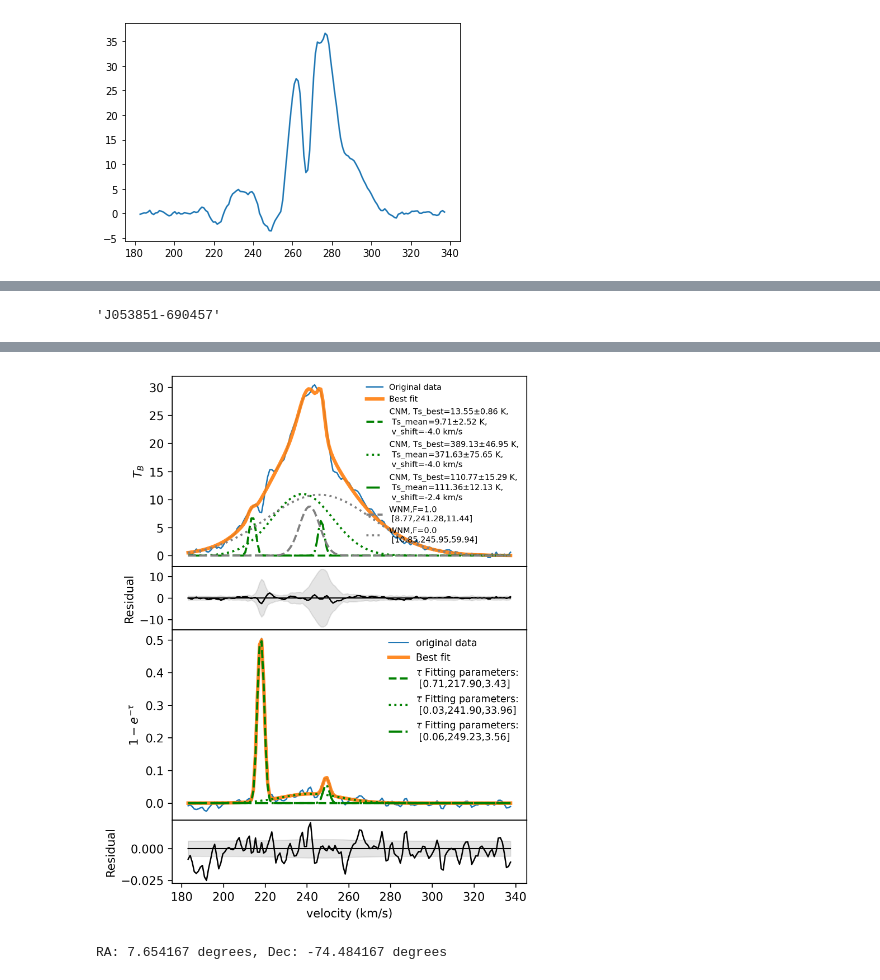
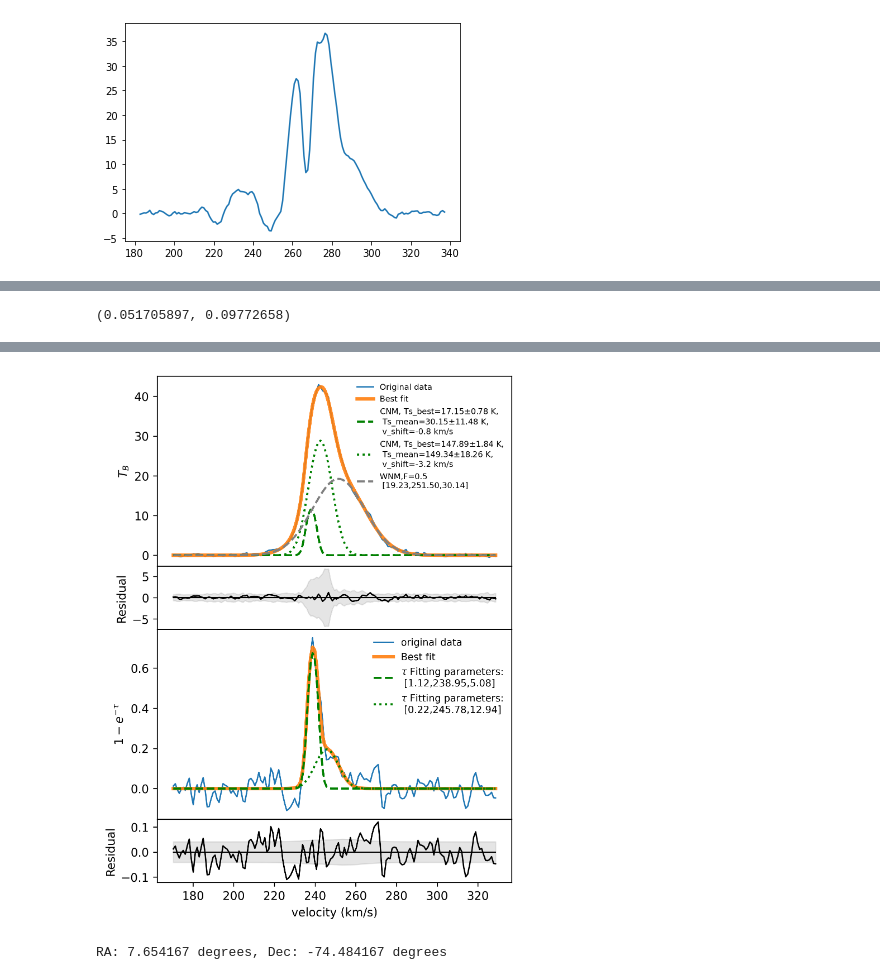
Before and after one commit to retarchen/Absorption_fitting, a Jupyter notebook: test.ipynb, the cells around one changed output, grey strips where cells are left out. Cells and saved outputs as stored; diff of their text form; code cells hidden in the pictures.

```diff
--- a/test.ipynb
+++ b/test.ipynb
@@ -79,5 +81,7 @@ Gf.fitting_plot(x[p],yemi[p],yemi_err[p],fit_mode='F_test')
 # %%
-reload(Gf)
+reload(radiative_transfer.Gaussian_fitting)
+reload(radiative_transfer)
+from radiative_transfer import Gf
 a=parse('/d/bip5/hchen/SMC/GASKAP-HI_Pilot_Survey/spectra/J003037-742901_spec.vot')
 spectra_abs=a.get_first_table().to_table(use_names_over_ids=True)
 x=np.array(spectra_abs['velocity']/1000)
@@ -87,5 +91,7 @@ yemi=np.array(spectra_abs['em_mean'])
 yemi_err=np.array(spectra_abs['em_std'])
 p=np.argwhere((x>50)&(x<250)).flatten()
 #plt.plot(x[p],yemi[p])
-Gf.fitting_plot(x[p],yemi[p],yemi_err[p],x_peak=[150,100])
+gf=Gf(x[p],yemi[p],yemi_err[p])
+gf.x_peak=[150,100]
+gf.fitting_plot()
 # %% [output]
@@ -93,21 +100,22 @@ Gf.fitting_plot(x[p],yemi[p],yemi_err[p],x_peak=[150,100])
 # %% [markdown]
 # spectra_decomposing
 # %%
-#print sources observed twice
 nemi=np.sort(glob.glob(datapathbase+'/LMC_GASKAP_emi_all_abs/*.txt'))
-nabs_n=glob.glob(datapathbase+'/LMC_abs_new/sb*')
+nabs_n=glob.glob(datapathbase+'/LMC_abs_new/abs_v1.0/sb*')
 nabs=[None] * len(nemi)
 for i, ni in enumerate(nemi):
     na_=ni[-18:-4]
     for nj in nabs_n:
-        _=glob.glob(nj+'/spectra_abs/*')
+        _=glob.glob(nj+'/averaged/spectra/*_spec.vot')
         _all=[filename[-23:-9] for filename in _]
         if na_ in _all:
             if nabs[i] is not None:
                 print(i,nj,na_)
                 break  # Exit the loop once a match is found for this `na_`
             else:
-                nabs[i] = f'{nj}/spectra_abs/{na_}_spec.vot'  # Record `nj` only once for this `na_`
+                nabs[i] = f'{nj}/averaged/spectra/{na_}_spec.vot'  # Record `nj` only once for this `na_`
 
 nemi,nabs=np.array(nemi),np.array(nabs)
 nlist=[filename[-18:-4] for filename in nemi]
+nlist=np.array(nlist)
+nabs=np.array(nabs)
@@ -303,18 +208,22 @@ BIC= 363.24422262300715
-# %%
-nlist[168]
-# %% [output]
-'J053851-690457'
+# %%
+reload(rd)
+rd.read_synchro_emi('J054623-665544',radius=120)
+# %% [output]
+(0.051705897, 0.09772658)
 # %%
-reload(sd)
-reload(Gf)
 reload(rd)
+reload(radiative_transfer.Gaussian_fitting)
+reload(radiative_transfer.spectra_decomposing)
+reload(radiative_transfer)
+from radiative_transfer import Gf
+from radiative_transfer import sd
 j=207
-p=np.argwhere(np.array(nlist)=='J051832-693524').flatten()
-j=p[0]
-print(j)
+p=np.argwhere(np.array(nlist)=='J052456-693855').flatten()
+j=30
+print(nlist[j],'Tsyn',rd.read_synchro_emi(nlist[j]))
 
-
-x,y,yerr,xemi,yemi,yemi_err,yemi_selferr=rd.get_emi_abs_data(nlist[j],nabs[j],1,1,mode='LMC',v_move=0.)
+spectra=rd.get_emi_abs_data(nlist[j],nabs[j],1,1,mode='LMC',v_move=0.)
+x,y,yerr,xemi,yemi,yemi_err=spectra['velocity_tau'],spectra['1_e_tau'],spectra['1_e_tau_err'],spectra['velocity_TB'],spectra['TB'],spectra['TB_err']
 
 fig = plt.figure(figsize=(12, 8), dpi=300)
 
@@ -331,10 +240,25 @@ sd.fit_and_plot(x,y,yerr,xemi,yemi,yemi_err,ax,name=nlist[j],savetxt=False,
                  fit_mode='BIC',v_sh=4)
 
 '''
-sd.fit_and_plot(x,y,yerr,xemi,yemi,yemi_err,ax,name=nlist[j],savetxt=True,
-                peak_abs=[],peak_emi=[],Tsmin=3.77,
-                 fit_mode='BIC',v_sh=4)
-fig.savefig(datapathbase + '/output_data/LMC_fitting/plots/%s.png' % (nlist[j]), dpi=300, bbox_inches='tight')
+tsyn,_=rd.read_synchro_emi(nlist[j])
+spec_fit=sd(x,y,yerr,xemi,yemi,yemi_err)
+spec_fit.v_shift=4.
+spec_fit.peak_abs=[]
+spec_fit.peak_emi=[]
+spec_fit.Tsmin=2.73
+spec_fit.Tsky=2.73+tsyn
+spec_fit.savecsv=False
+spec_fit.fit_mode='BIC'
+spec_fit.ax=ax
+spec_fit.datapath=datapathbase + '/output_data/LMC_fitting/'
+spec_fit.fit_and_plot()
+#fig.savefig(datapathbase + '/output_data/LMC_fitting/plots/%s.png' % (nlist[j]), dpi=300, bbox_inches='tight')
+
+
+#sd.fit_and_plot(x,y,yerr,xemi,yemi,yemi_err,ax,name=nlist[j],savetxt=True,
+#                peak_abs=[],peak_emi=[],Tsmin=3.77,
+#                 fit_mode='BIC',v_sh=4)
+#fig.savefig(datapathbase + '/output_data/LMC_fitting/plots/%s.png' % (nlist[j]), dpi=300, bbox_inches='tight')
 
 
 #_p0_1 [236.9321834    3.77         4.09131915 219.66710586   1.        ]
@@ -364,4 +287,4 @@ fc: 0.35209849784353114 0.05185262969128456
-[figure, old version]
+[figure, new version]
 # %%
 from astropy.coordinates import SkyCoord
 
```
Also changed, not shown: parts of 12 cells of this notebook, 15 other files.
